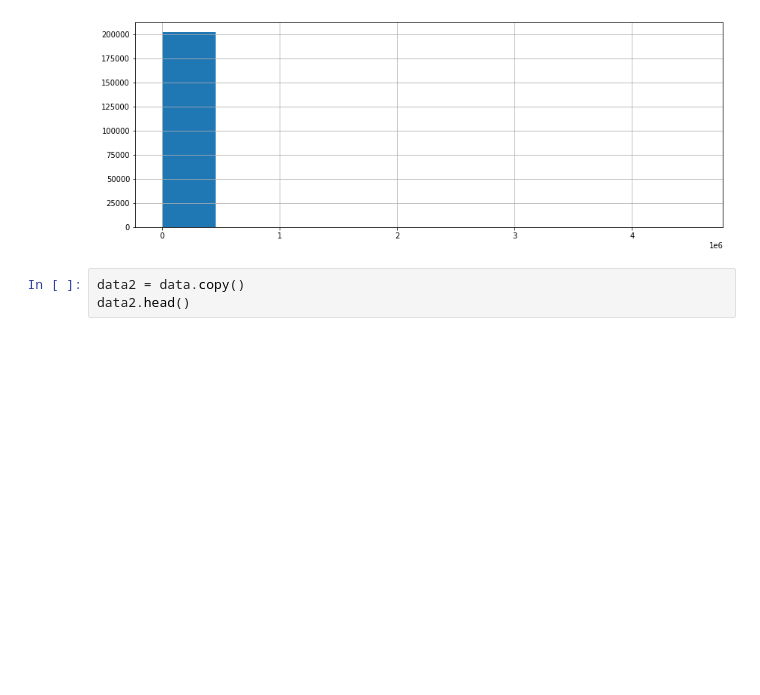
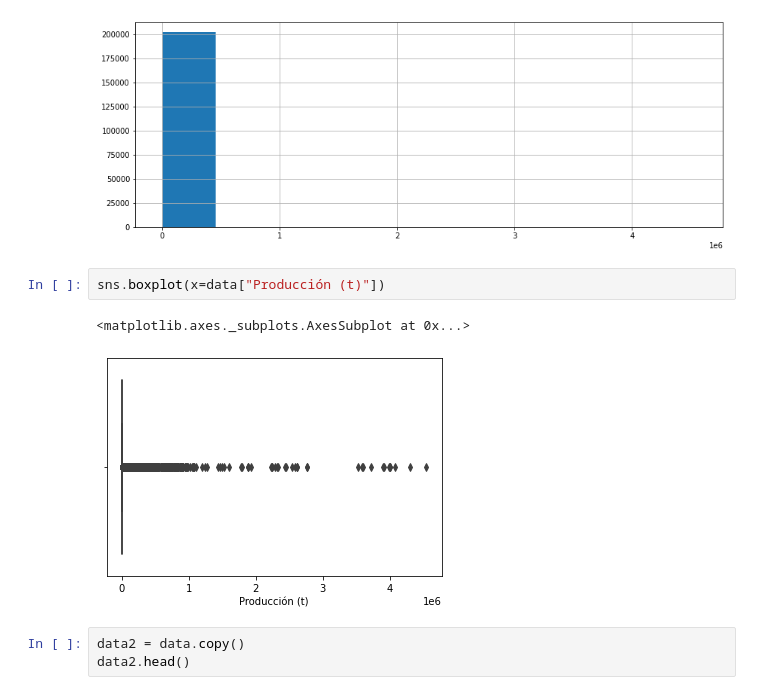
Before and after one commit to OscarBosigas/Proyecto-Final-Ciencia-de-Datos-Aplicada, a Jupyter notebook: Entrega3/notebooks/Construcción_Modelo_Final_con_Pipeline.ipynb, the cells around one changed output. Cells and saved outputs as stored; diff of their text form; blank space fills up the shorter version.

```diff
--- a/Entrega3/notebooks/Construcción_Modelo_Final_con_Pipeline.ipynb
+++ b/Entrega3/notebooks/Construcción_Modelo_Final_con_Pipeline.ipynb
@@ -133,6 +133,11 @@ Por el hallazgo de tener valores muy altos en la varaible a predecir, y de acuer
 data['Producción (t)'].hist(figsize=(14, 5));
 # %% [output]
 [figure]
+# %%
+sns.boxplot(x=data["Producción (t)"])
+# %% [output]
+<matplotlib.axes._subplots.AxesSubplot at 0x...>
+[figure, added]
 # %%
 data2 = data.copy()
 data2.head()
```
Also changed, not shown: parts of 28 cells of this notebook.
